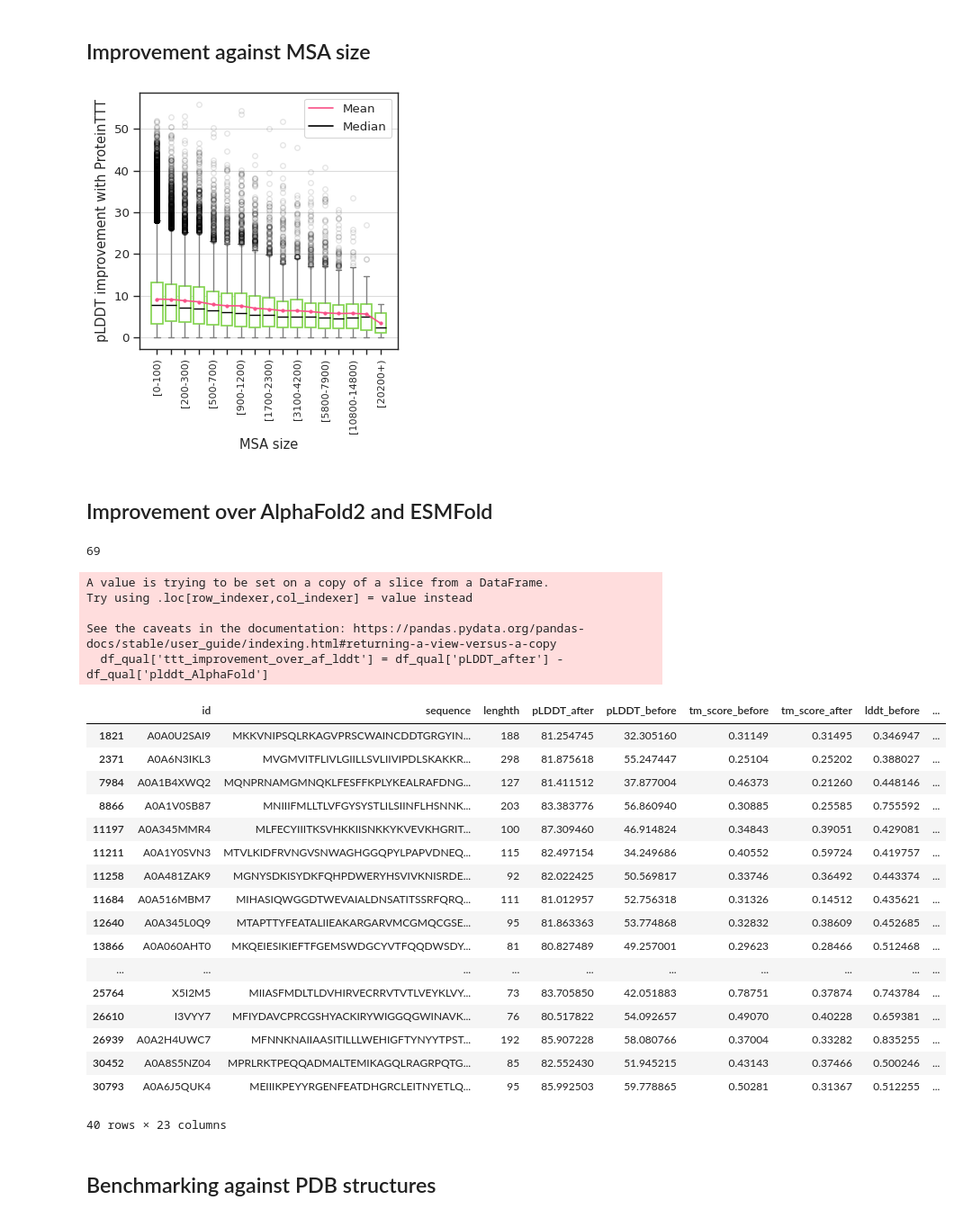
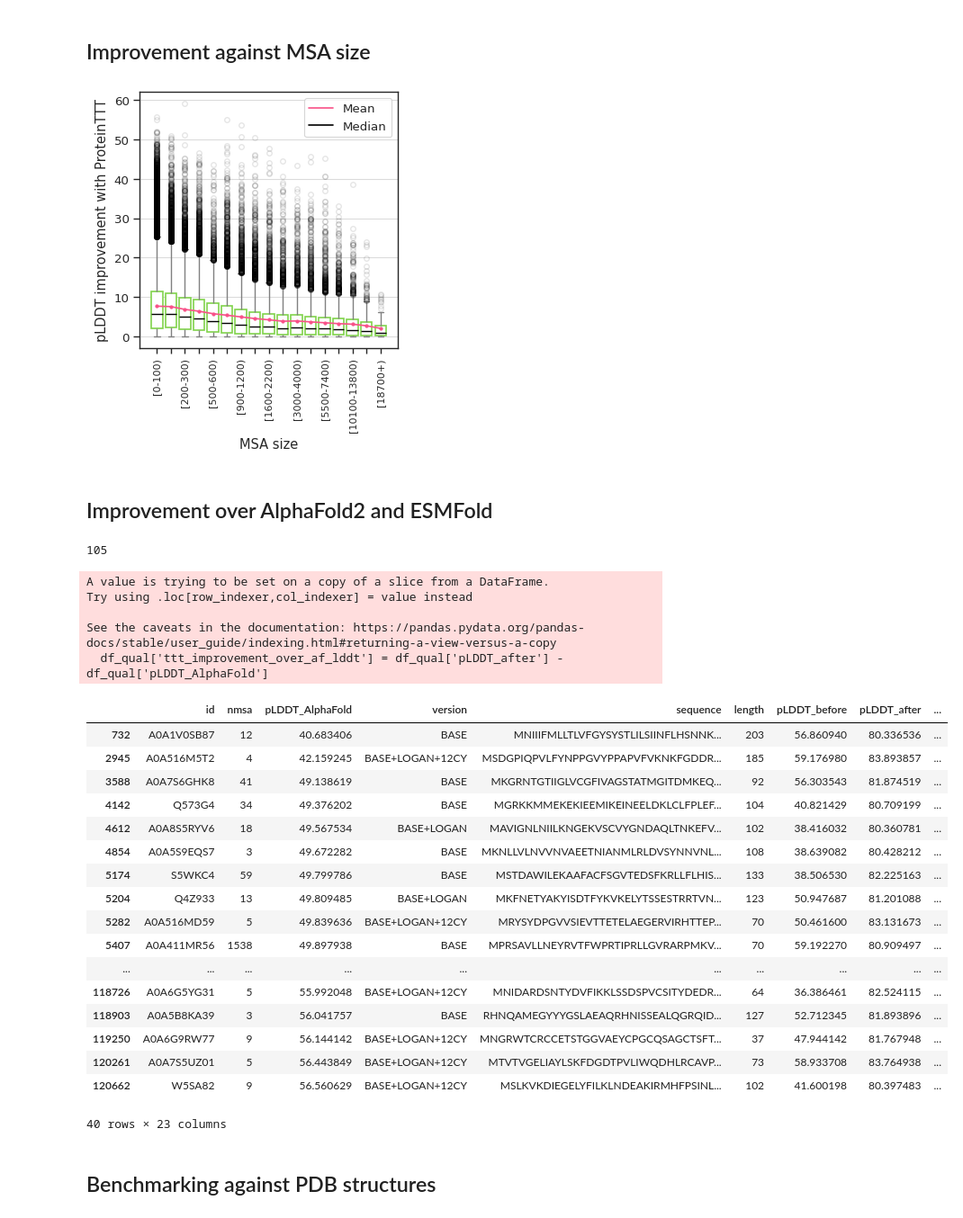
Before and after one commit to roman-bushuiev/ProteinTTT, a Jupyter notebook: notebooks/bfvd_analysis.ipynb, the cells around one changed output. Shown at 90% size. Saved outputs shown, nothing was run; the diff lists cells and outputs as text; code cells hidden in the pictures.

```diff
--- a/notebooks/bfvd_analysis.ipynb
+++ b/notebooks/bfvd_analysis.ipynb
@@ -25,8 +25,8 @@ custom_cmap = mpl.colors.LinearSegmentedColormap.from_list('custom', palette)
 # %% [markdown]
 ## Load data
 # %%
-df = pd.read_csv('/scratch/project/open-32-14/pimenol1/ProteinTTT/ProteinTTT/data/bfvd/results.tsv', sep='\t')
-df = df.drop(columns=['chain', 'chain_type', 'resolution'])
+df = pd.read_csv('/scratch/project/open-35-8/pimenol1/ProteinTTT/ProteinTTT/data/bfvd/proteinttt_results.tsv', sep='\t')
+# df = df.drop(columns=['chain', 'chain_type', 'resolution'])
 print(len(df))
 df = df.dropna()
 df['pLDDT_improvement'] = df['pLDDT_after'] - df['pLDDT_before']
@@ -53,5 +53,5 @@ df
 # %%
-df_metadata = pd.read_csv('/scratch/project/open-32-14/antonb/bfvd/2023_02_v2-entry_nmsa_plddt_version.tsv', sep='\t', header=None)
+df_metadata = pd.read_csv('/scratch/project/open-35-8/antonb/bfvd/2023_02_v2-entry_nmsa_plddt_version.tsv', sep='\t', header=None)
 df_metadata.columns = ['entry_id', 'nmsa', 'plddt', 'version']
 print(len(df_metadata))
 df_metadata.isna().sum()
@@ -73,6 +73,6 @@ df_metadata
 351242 rows × 4 columns
 # %%
 df['nmsa'] = df['id'].map(df_metadata.set_index('entry_id')['nmsa'])
-df_af2 = df[df['plddt_AlphaFold'] > 90]
+df_af2 = df[df['pLDDT_AlphaFold'] > 90]
 len(df_af2)
 # %% [output]
@@ -112,8 +112,8 @@ Fig. 1B in https://academic.oup.com/nar/article/53/D1/D340/7906834
 plt.figure(figsize=(3.7, 3.7))
 
 # Calculate row-wise maximum
-df['pLDDT_max'] = df[['plddt_AlphaFold', 'pLDDT_before', 'pLDDT_after']].max(axis=1)
-df['pLDDT_max_no_ttt'] = df[['plddt_AlphaFold', 'pLDDT_before']].max(axis=1)
+df['pLDDT_max'] = df[['pLDDT_AlphaFold', 'pLDDT_before', 'pLDDT_after']].max(axis=1)
+df['pLDDT_max_no_ttt'] = df[['pLDDT_AlphaFold', 'pLDDT_before']].max(axis=1)
 
 # Calculate all cumulative percentages first
 cumulative_data = {}
@@ -123,7 +123,7 @@ for data_col, label in [
     # (df['base_plddt'], 'base_plddt'),
     (df['logan_plddt'], 'AlphaFold2 (BFVD V1)'),
     # (df['X12cycle_plddt'], 'X12cycle_plddt')
-    (df['plddt_AlphaFold'], 'AlphaFold2 (BFVD V2)'),
+    (df['pLDDT_AlphaFold'], 'AlphaFold2 (BFVD V2)'),
     (df['pLDDT_max_no_ttt'], 'Best pLDDT (no ProteinTTT)'),
     (df['pLDDT_max'], 'Best pLDDT (with ProteinTTT)'),
 ]:
@@ -340,8 +347,8 @@ for metric in ['pLDDT']:#, 'tm_score', 'lddt']:
     ax.set_xticklabels(labels, rotation=90)
     ax.tick_params(axis='x', which='major', labelsize=8, length=4, width=1)
 
-    # plt.xticks([])
-    # plt.yticks([])
+    # ax.set_xticklabels([])
+    # ax.set_yticklabels([])
     # plt.xlabel('')
     # plt.ylabel('')
     # plt.savefig(f'out_figures/bfvd_improvement_nmsa_{metric}.png', bbox_inches='tight', dpi=300)
@@ -350,39 +357,39 @@ for metric in ['pLDDT']:#, 'tm_score', 'lddt']:
     plt.savefig(f'out_figures/bfvd_improvement_nmsa_{metric}.svg', bbox_inches='tight', format='svg')
     plt.show()
 # %% [output]
-[figure, old version]
+[figure, new version]
 # %% [markdown]
 ## Improvement over AlphaFold2 and ESMFold
 # %%
-df_qual = df[(df['plddt_AlphaFold'] < 60) & (df['pLDDT_before'] < 60) & (df['pLDDT_after'] > 80)]
-df_qual['ttt_improvement_over_af_lddt'] = df_qual['pLDDT_after'] - df_qual['plddt_AlphaFold']
+df_qual = df[(df['pLDDT_AlphaFold'] < 60) & (df['pLDDT_before'] < 60) & (df['pLDDT_after'] > 80)]
+df_qual['ttt_improvement_over_af_lddt'] = df_qual['pLDDT_after'] - df_qual['pLDDT_AlphaFold']
 df_qual.sort_values('ttt_improvement_over_af_lddt', ascending=False)
 print(len(df_qual))
 df_qual[:40]
 # %% [output]
-69
+105
 A value is trying to be set on a copy of a slice from a DataFrame.
 Try using .loc[row_indexer,col_indexer] = value instead
 
 See the caveats in the documentation: https://pandas.pydata.org/pandas-docs/stable/user_guide/indexing.html#returning-a-view-versus-a-copy
-  df_qual['ttt_improvement_over_af_lddt'] = df_qual['pLDDT_after'] - df_qual['plddt_AlphaFold']
+  df_qual['ttt_improvement_over_af_lddt'] = df_qual['pLDDT_after'] - df_qual['pLDDT_AlphaFold']
-|  | id | sequence | lenghth | pLDDT_after | pLDDT_before | tm_score_before | tm_score_after | lddt_before | ... |
-| 1821 | A0A0U2SAI9 | MKKVNIPSQLRKAGVPRSCWAINCDDTGRGYIN... | 188 | 81.254745 | 32.305160 | 0.31149 | 0.31495 | 0.346947 | ... |
-| 2371 | A0A6N3IKL3 | MVGMVITFLIVLGIILLSVLIIVIPDLSKAKKR... | 298 | 81.875618 | 55.247447 | 0.25104 | 0.25202 | 0.388027 | ... |
-| 7984 | A0A1B4XWQ2 | MQNPRNAMGMNQKLFESFFKPLYKEALRAFDNG... | 127 | 81.411512 | 37.877004 | 0.46373 | 0.21260 | 0.448146 | ... |
-| 8866 | A0A1V0SB87 | MNIIIFMLLTLVFGYSYSTLILSIINFLHSNNK... | 203 | 83.383776 | 56.860940 | 0.30885 | 0.25585 | 0.755592 | ... |
-| 11197 | A0A345MMR4 | MLFECYIIITKSVHKKIISNKKYKVEVKHGRIT... | 100 | 87.309460 | 46.914824 | 0.34843 | 0.39051 | 0.429081 | ... |
-| 11211 | A0A1Y0SVN3 | MTVLKIDFRVNGVSNWAGHGGQPYLPAPVDNEQ... | 115 | 82.497154 | 34.249686 | 0.40552 | 0.59724 | 0.419757 | ... |
-| 11258 | A0A481ZAK9 | MGNYSDKISYDKFQHPDWERYHSVIVKNISRDE... | 92 | 82.022425 | 50.569817 | 0.33746 | 0.36492 | 0.443374 | ... |
-| 11684 | A0A516MBM7 | MIHASIQWGGDTWEVAIALDNSATITSSRFQRQ... | 111 | 81.012957 | 52.756318 | 0.31326 | 0.14512 | 0.435621 | ... |
-| 12640 | A0A345L0Q9 | MTAPTTYFEATALIIEAKARGARVMCGMQCGSE... | 95 | 81.863363 | 53.774868 | 0.32832 | 0.38609 | 0.452685 | ... |
-| 13866 | A0A060AHT0 | MKQEIESIKIEFTFGEMSWDGCYVTFQQDWSDY... | 81 | 80.827489 | 49.257001 | 0.29623 | 0.28466 | 0.512468 | ... |
+|  | id | nmsa | pLDDT_AlphaFold | version | sequence | length | pLDDT_before | pLDDT_after | ... |
+| 732 | A0A1V0SB87 | 12 | 40.683406 | BASE | MNIIIFMLLTLVFGYSYSTLILSIINFLHSNNK... | 203 | 56.860940 | 80.336536 | ... |
+| 2945 | A0A516M5T2 | 4 | 42.159245 | BASE+LOGAN+12CY | MSDGPIQPVLFYNPPGVYPPAPVFVKNKFGDDR... | 185 | 59.176980 | 83.893857 | ... |
+| 3588 | A0A7S6GHK8 | 41 | 49.138619 | BASE | MKGRNTGTIIGLVCGFIVAGSTATMGITDMKEQ... | 92 | 56.303543 | 81.874519 | ... |
+| 4142 | Q573G4 | 34 | 49.376202 | BASE | MGRKKMMEKEKIEEMIKEINEELDKLCLFPLEF... | 104 | 40.821429 | 80.709199 | ... |
+| 4612 | A0A8S5RYV6 | 18 | 49.567534 | BASE+LOGAN | MAVIGNLNIILKNGEKVSCVYGNDAQLTNKEFV... | 102 | 38.416032 | 80.360781 | ... |
+| 4854 | A0A5S9EQS7 | 3 | 49.672282 | BASE | MKNLLVLNVVNVAEETNIANMLRLDVSYNNVNL... | 108 | 38.639082 | 80.428212 | ... |
+| 5174 | S5WKC4 | 59 | 49.799786 | BASE | MSTDAWILEKAAFACFSGVTEDSFKRLLFLHIS... | 133 | 38.506530 | 82.225163 | ... |
+| 5204 | Q4Z933 | 13 | 49.809485 | BASE+LOGAN | MKFNETYAKYISDTFYKVKELYTSSESTRRTVN... | 123 | 50.947687 | 81.201088 | ... |
+| 5282 | A0A516MD59 | 5 | 49.839636 | BASE+LOGAN+12CY | MRYSYDPGVVSIEVTTETELAEGERVIRHTTEP... | 70 | 50.461600 | 83.131673 | ... |
+| 5407 | A0A411MR56 | 1538 | 49.897938 | BASE | MPRSAVLLNEYRVTFWPRTIPRLLGVRARPMKV... | 70 | 59.192270 | 80.909497 | ... |
 | ... | ... | ... | ... | ... | ... | ... | ... | ... | ... |
-| 25764 | X5I2M5 | MIIASFMDLTLDVHIRVECRRVTVTLVEYKLVY... | 73 | 83.705850 | 42.051883 | 0.78751 | 0.37874 | 0.743784 | ... |
-| 26610 | I3VYY7 | MFIYDAVCPRCGSHYACKIRYWIGGQGWINAVK... | 76 | 80.517822 | 54.092657 | 0.49070 | 0.40228 | 0.659381 | ... |
-| 26939 | A0A2H4UWC7 | MFNNKNAIIAASITILLLWEHIGFTYNYYTPST... | 192 | 85.907228 | 58.080766 | 0.37004 | 0.33282 | 0.835255 | ... |
-| 30452 | A0A8S5NZ04 | MPRLRKTPEQQADMALTEMIKAGQLRAGRPQTG... | 85 | 82.552430 | 51.945215 | 0.43143 | 0.37466 | 0.500246 | ... |
-| 30793 | A0A6J5QUK4 | MEIIIKPEYYRGENFEATDHGRCLEITNYETLQ... | 95 | 85.992503 | 59.778865 | 0.50281 | 0.31367 | 0.512255 | ... |
+| 118726 | A0A6G5YG31 | 5 | 55.992048 | BASE+LOGAN+12CY | MNIDARDSNTYDVFIKKLSSDSPVCSITYDEDR... | 64 | 36.386461 | 82.524115 | ... |
+| 118903 | A0A5B8KA39 | 3 | 56.041757 | BASE | RHNQAMEGYYYGSLAEAQRHNISSEALQGRQID... | 127 | 52.712345 | 81.893896 | ... |
+| 119250 | A0A6G9RW77 | 9 | 56.144142 | BASE+LOGAN+12CY | MNGRWTCRCCETSTGGVAEYCPGCQSAGCTSFT... | 37 | 47.944142 | 81.767948 | ... |
+| 120261 | A0A7S5UZ01 | 5 | 56.443849 | BASE+LOGAN+12CY | MTVTVGELIAYLSKFDGDTPVLIWQDHLRCAVP... | 73 | 58.933708 | 83.764938 | ... |
+| 120662 | W5SA82 | 9 | 56.560629 | BASE+LOGAN+12CY | MSLKVKDIEGELYFILKLNDEAKIRMHFPSINL... | 102 | 41.600198 | 80.397483 | ... |
 40 rows × 23 columns
 # %% [markdown]
 ## Benchmarking against PDB structures
```
Also changed, not shown: parts of 13 cells of this notebook.
